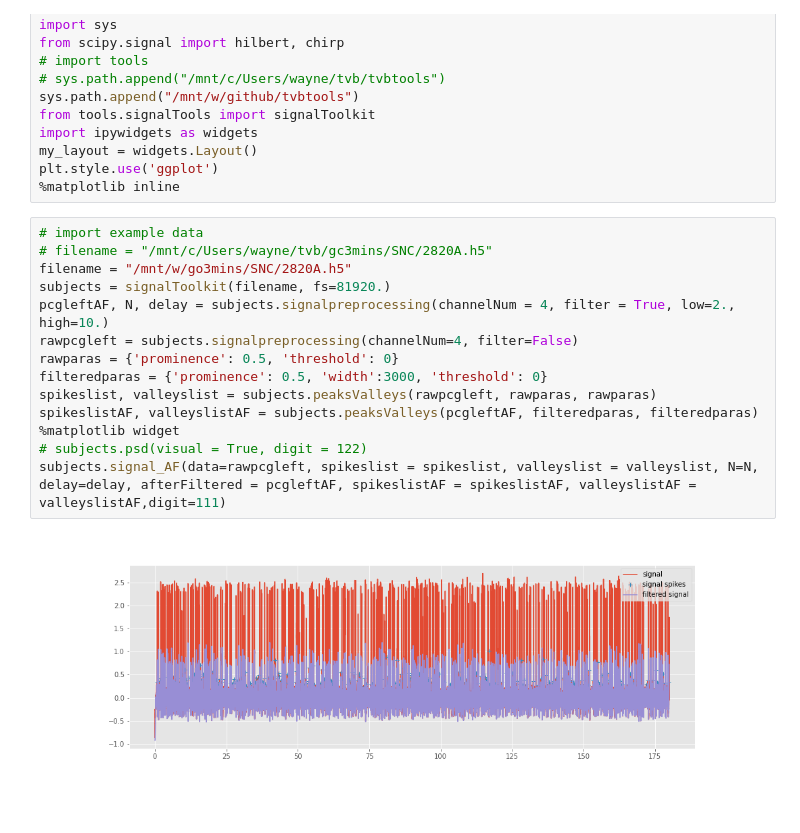
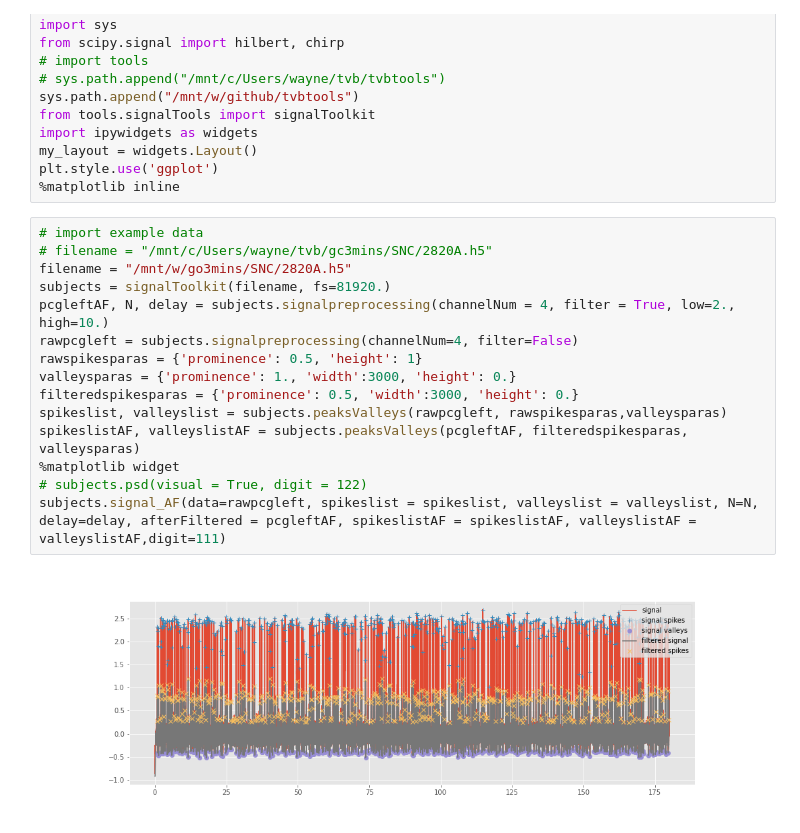
Before and after one commit to yilewang/Gc_detect_script, a Jupyter notebook: application/h5signalgc.ipynb, the cells around one changed output. Drawn from its saved outputs; the diff is of its cells as text.

```diff
--- a/application/h5signalgc.ipynb
+++ b/application/h5signalgc.ipynb
@@ -18,16 +18,17 @@ plt.style.use('ggplot')
 # %%
 # import example data
 # filename = "/mnt/c/Users/wayne/tvb/gc3mins/SNC/2820A.h5"
 filename = "/mnt/w/go3mins/SNC/2820A.h5"
 subjects = signalToolkit(filename, fs=81920.)
 pcgleftAF, N, delay = subjects.signalpreprocessing(channelNum = 4, filter = True, low=2., high=10.)
 rawpcgleft = subjects.signalpreprocessing(channelNum=4, filter=False)
-rawparas = {'prominence': 0.5, 'threshold': 0}
-filteredparas = {'prominence': 0.5, 'width':3000, 'threshold': 0}
-spikeslist, valleyslist = subjects.peaksValleys(rawpcgleft, rawparas, rawparas)
-spikeslistAF, valleyslistAF = subjects.peaksValleys(pcgleftAF, filteredparas, filteredparas)
+rawspikesparas = {'prominence': 0.5, 'height': 1}
+valleysparas = {'prominence': 1., 'width':3000, 'height': 0.}
+filteredspikesparas = {'prominence': 0.5, 'width':3000, 'height': 0.}
+spikeslist, valleyslist = subjects.peaksValleys(rawpcgleft, rawspikesparas,valleysparas)
+spikeslistAF, valleyslistAF = subjects.peaksValleys(pcgleftAF, filteredspikesparas, valleysparas)
 %matplotlib widget
 # subjects.psd(visual = True, digit = 122)
 subjects.signal_AF(data=rawpcgleft, spikeslist = spikeslist, valleyslist = valleyslist, N=N, delay=delay, afterFiltered = pcgleftAF, spikeslistAF = spikeslistAF, valleyslistAF = valleyslistAF,digit=111)
 # %% [output]
-[figure, old version]
+[figure, new version]
```
Also changed, not shown: parts of 1 cell of this notebook, 2 other files.
